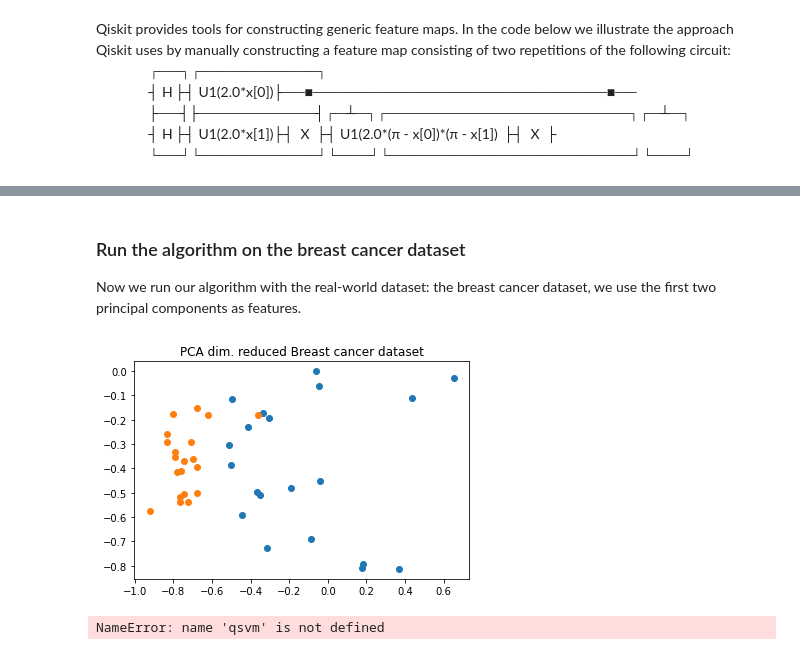
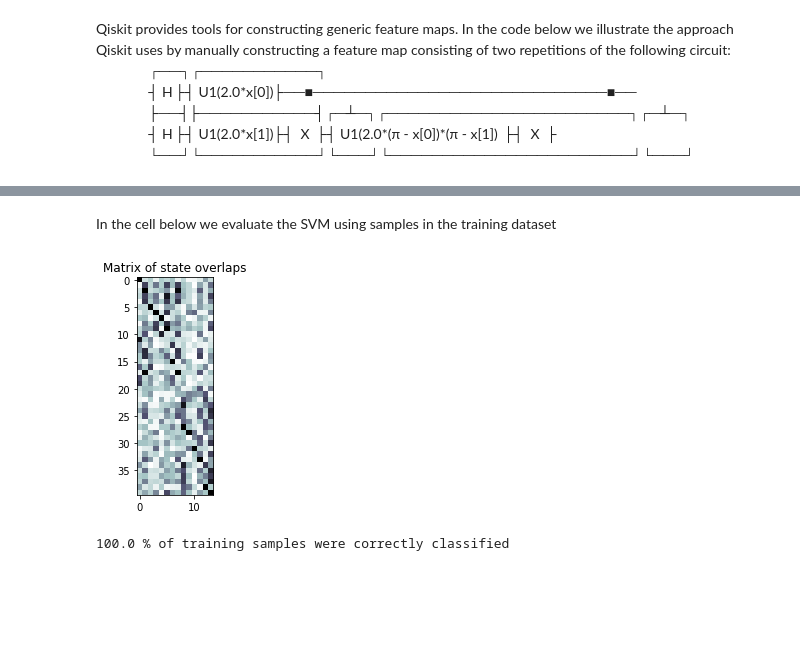
Before and after one commit to Steve-JJ/QuantumComputing, a Jupyter notebook: Notebooks/classification_using_quantum_SVM_kernel_method.ipynb, the cells around one changed output, grey strips where cells are left out. Drawn from its saved outputs; the diff is of its cells as text; code cells hidden in the pictures; blank space fills up the shorter version.

```diff
--- a/Notebooks/classification_using_quantum_SVM_kernel_method.ipynb
+++ b/Notebooks/classification_using_quantum_SVM_kernel_method.ipynb
@@ -4364,32 +961,0 @@ CircuitError: "Name conflict applying operation for parameters: {'x[0]'}"
-# %% [markdown]
-### Run the algorithm on the breast cancer dataset
-Now we run our algorithm with the real-world dataset: the breast cancer dataset, we use the first two principal components as features.
-# %%
-sample_Total, training_input, test_input, class_labels = breast_cancer(
-    training_size=20,
-    test_size=10,
-    n=2,
-    plot_data=True
-)
-
-#feature_map = ZZFeatureMap(feature_dim, reps=2)
-#qsvm = QSVM(feature_map, training_input, test_input, None)# the data for prediction can be fed later.
-qsvm.random_seed = random_seed
-#quantum_instance = QuantumInstance(backend, shots=1024, seed_simulator=random_seed, seed_transpiler=random_seed)
-result = qsvm.run(quantum_instance)
-
-"""declarative approach, re-use the params above
-algo_input = ClassificationInput(training_input, test_input)
-result = run_algorithm(params, algo_input)
-"""
-
-print("testing success ratio: {}".format(result['testing_accuracy']))
-
-print("prediction of datapoints:")
-predicted_labels = qsvm.predict(datapoints[0])
-predicted_classes = map_label_to_class_name(predicted_labels, qsvm.label_to_class)
-print("ground truth: {}".format(datapoints[1]))
-print("prediction:   {}".format(predicted_labels))
-# %% [output]
-[figure, removed]
-NameError: name 'qsvm' is not defined
@@ -4400,0 +962,25 @@ plt.show()
+# %% [markdown]
+In the cell below we evaluate the SVM using samples in the training dataset
+# %%
+# Get the training samples: data are at index 0, labels are at index 1
+data = training_dataset[0]
+labels = training_dataset[1]
+
+# Call the function to compute the kernel matrix that will be used during the evaluation
+kernel_matrix = get_kernel_matrix(quantum_instance, feature_map, qregs, data, svms, is_symmetric=False)
+
+# Compute the classification (-1.0 or 1.0) for each test sample
+# - samples with weighted value (w.x +b) >= 1.0 are assigned 1.0
+# - samples with weighted value (w.x +b) <= -1.0 are assigned -1.0
+wx_plus_b  = np.sum(yin * alphas * kernel_matrix, axis=1) + bias
+
+# Map the classifications: -1 --> 0, 1 --> 1
+binarized_classifications = (np.sign(wx_plus_b) + 1) / 2
+predicted_labels = binarized_classifications.astype(int)
+
+# Compute the proportion of samples that were correctly classified
+accuracy = np.sum(predicted_labels == labels.astype(int)) / labels.shape[0]
+print("{:.1f} % of training samples were correctly classified".format(accuracy * 100.0))
+# %% [output]
+[figure, added]
+100.0 % of training samples were correctly classified
```
Also changed, not shown: parts of 42 cells of this notebook.
